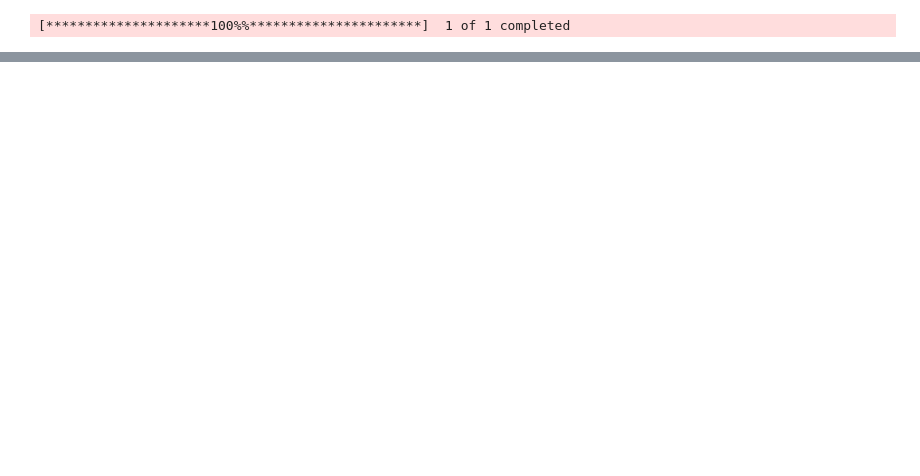
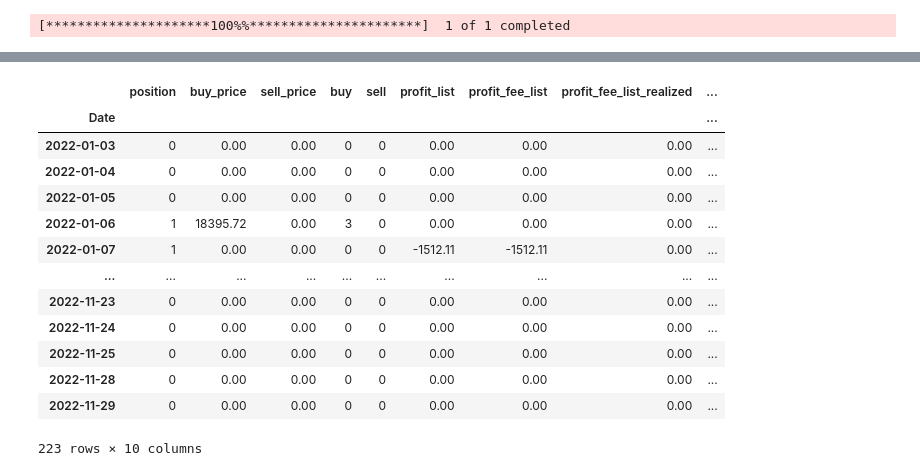
Before and after one commit to Xin95172/Quant_idea, a Jupyter notebook: llt.ipynb, the cells around one changed output, grey strips where cells are left out. Saved outputs shown, nothing was run; the diff lists cells and outputs as text; code cells hidden in the pictures; blank space fills up the shorter version.

```diff
--- a/llt.ipynb
+++ b/llt.ipynb
@@ -217 +240,18 @@ See the caveats in the documentation: https://pandas.pydata.org/pandas-docs/stab
+# %%
+ret_df
+# %% [output]
+|  | position | buy_price | sell_price | buy | sell | profit_list | profit_fee_list | profit_fee_list_realized | ... |
+| Date |  |  |  |  |  |  |  |  | ... |
+| 2022-01-03 | 0 | 0.00 | 0.00 | 0 | 0 | 0.00 | 0.00 | 0.00 | ... |
+| 2022-01-04 | 0 | 0.00 | 0.00 | 0 | 0 | 0.00 | 0.00 | 0.00 | ... |
+| 2022-01-05 | 0 | 0.00 | 0.00 | 0 | 0 | 0.00 | 0.00 | 0.00 | ... |
+| 2022-01-06 | 1 | 18395.72 | 0.00 | 3 | 0 | 0.00 | 0.00 | 0.00 | ... |
+| 2022-01-07 | 1 | 0.00 | 0.00 | 0 | 0 | -1512.11 | -1512.11 | 0.00 | ... |
+| ... | ... | ... | ... | ... | ... | ... | ... | ... | ... |
+| 2022-11-23 | 0 | 0.00 | 0.00 | 0 | 0 | 0.00 | 0.00 | 0.00 | ... |
+| 2022-11-24 | 0 | 0.00 | 0.00 | 0 | 0 | 0.00 | 0.00 | 0.00 | ... |
+| 2022-11-25 | 0 | 0.00 | 0.00 | 0 | 0 | 0.00 | 0.00 | 0.00 | ... |
+| 2022-11-28 | 0 | 0.00 | 0.00 | 0 | 0 | 0.00 | 0.00 | 0.00 | ... |
+| 2022-11-29 | 0 | 0.00 | 0.00 | 0 | 0 | 0.00 | 0.00 | 0.00 | ... |
+223 rows × 10 columns
 # %%
```
Also changed, not shown: parts of 13 cells of this notebook, 1 other file.
